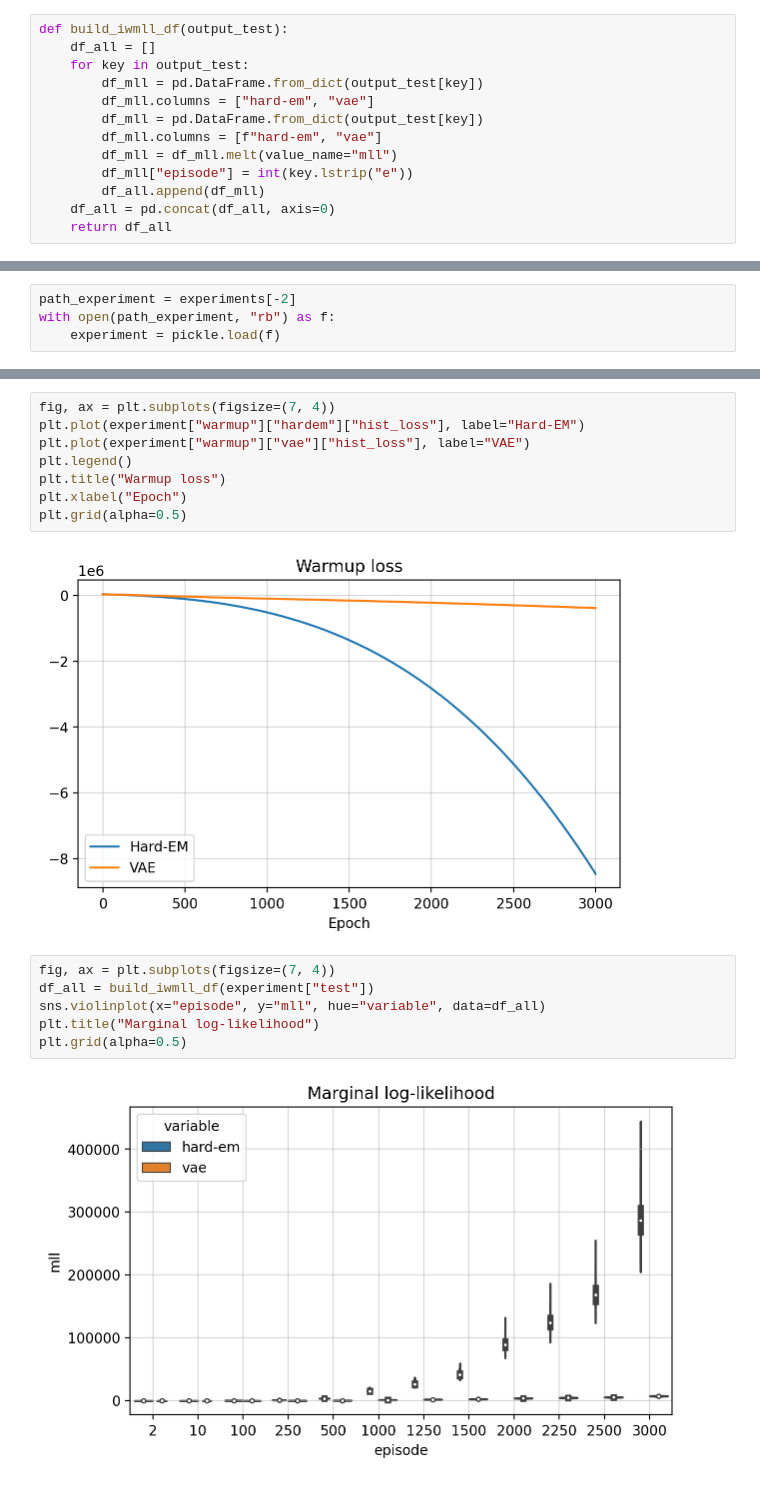
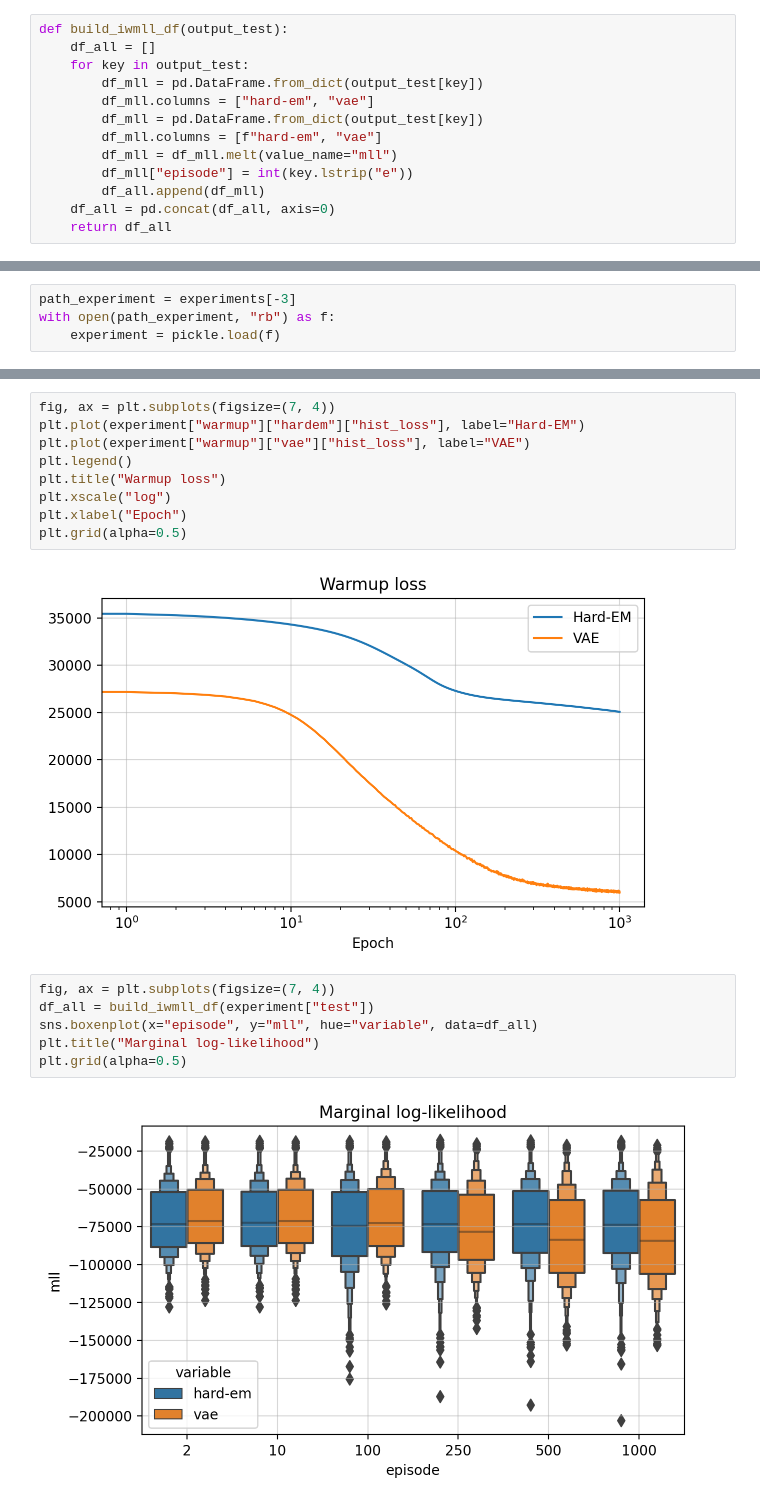
Before and after one commit to gerdm/hard-em-lvm, a Jupyter notebook: notebooks/13-experiment-analysis.ipynb, the cells around one changed output, grey strips where cells are left out. Drawn from its saved outputs; the diff is of its cells as text.

```diff
--- a/notebooks/13-experiment-analysis.ipynb
+++ b/notebooks/13-experiment-analysis.ipynb
@@ -40,5 +41,5 @@ print(*experiments, sep="\n")
 # %%
-path_experiment = experiments[-2]
+path_experiment = experiments[-3]
 with open(path_experiment, "rb") as f:
     experiment = pickle.load(f)
 # %%
@@ -71,15 +64,16 @@ plt.plot(experiment["warmup"]["hardem"]["hist_loss"], label="Hard-EM")
 plt.plot(experiment["warmup"]["vae"]["hist_loss"], label="VAE")
 plt.legend()
 plt.title("Warmup loss")
+plt.xscale("log")
 plt.xlabel("Epoch")
 plt.grid(alpha=0.5)
 # %% [output]
-[figure, old version]
+[figure, new version]
 # %%
 fig, ax = plt.subplots(figsize=(7, 4))
 df_all = build_iwmll_df(experiment["test"])
-sns.violinplot(x="episode", y="mll", hue="variable", data=df_all)
+sns.boxenplot(x="episode", y="mll", hue="variable", data=df_all)
 plt.title("Marginal log-likelihood")
 plt.grid(alpha=0.5)
 # %% [output]
-[figure, old version]
+[figure, new version]
```
Also changed, not shown: parts of 2 cells of this notebook.
